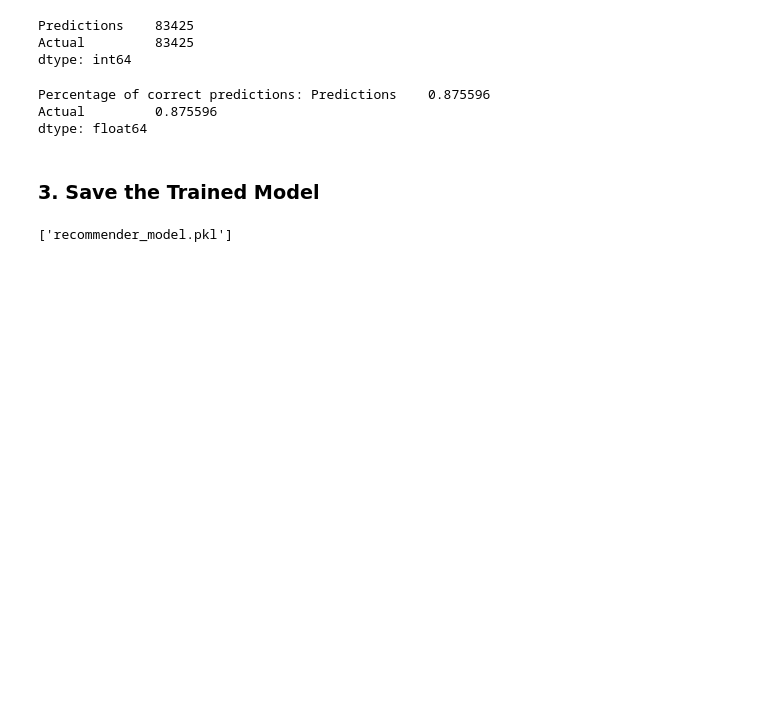
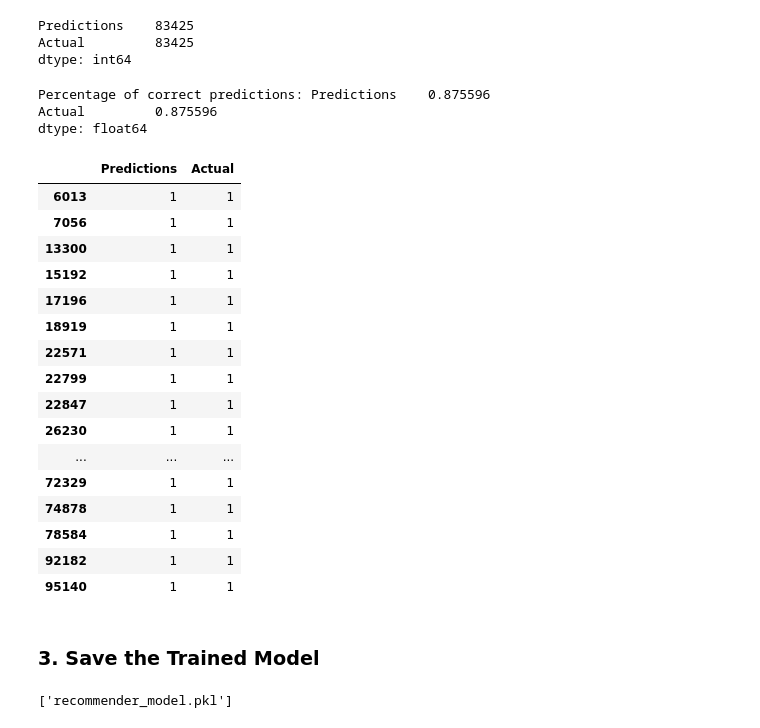
Before and after one commit to szerpa17/cross-sell-predictions, a Jupyter notebook: ml_model_build.ipynb, the cells around one changed output. Cells and saved outputs as stored; diff of their text form; code cells hidden in the pictures; blank space fills up the shorter version.

Commit message:
Checked correct positive responses

```diff
--- a/ml_model_build.ipynb
+++ b/ml_model_build.ipynb
@@ -213,6 +233,28 @@ print(f'Percentage of correct predictions: {correct_predict.count()/predict_df.c
 Percentage of correct predictions: Predictions    0.875596
 Actual         0.875596
 dtype: float64
+# %%
+# Check where we have correctly predicted the positive responses
+correct_positive = predict_df.loc[(predict_df['Predictions'] == predict_df['Actual']) & (predict_df['Predictions'] == 1)]
+correct_positive
+# %% [output]
+|  | Predictions | Actual |
+| 6013 | 1 | 1 |
+| 7056 | 1 | 1 |
+| 13300 | 1 | 1 |
+| 15192 | 1 | 1 |
+| 17196 | 1 | 1 |
+| 18919 | 1 | 1 |
+| 22571 | 1 | 1 |
+| 22799 | 1 | 1 |
+| 22847 | 1 | 1 |
+| 26230 | 1 | 1 |
+| ... | ... | ... |
+| 72329 | 1 | 1 |
+| 74878 | 1 | 1 |
+| 78584 | 1 | 1 |
+| 92182 | 1 | 1 |
+| 95140 | 1 | 1 |
 # %% [markdown]
 ### 3. Save the Trained Model
 # %%
```
Also changed, not shown: parts of 2 cells of this notebook.
